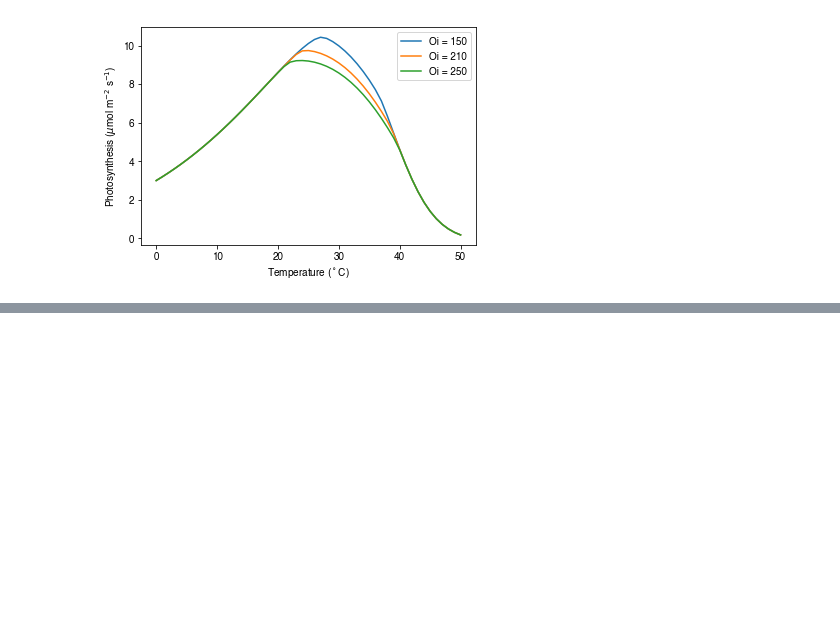
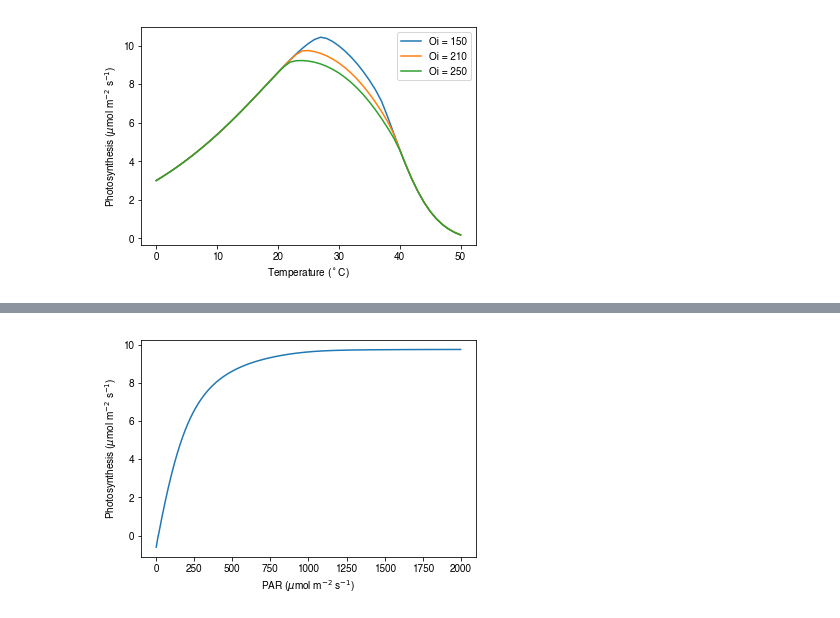
Before and after one commit to mdekauwe/BEES3041_lab_photosynthesis, a Jupyter notebook: BEES3041_lab.ipynb, the cells around one changed output, grey strips where cells are left out. Drawn from its saved outputs; the diff is of its cells as text; code cells hidden in the pictures; blank space fills up the shorter version.

```diff
--- a/BEES3041_lab.ipynb
+++ b/BEES3041_lab.ipynb
@@ -169,0 +181,14 @@ plt.show()
+# %%
+TleafK = 25.0 + c.DEG_2_KELVIN
+PAR = np.arange(0.0, 2000.0)
+Cs = 400.
+vpd = 1.5
+
+(An, Ac, Aj, gsw, Rd) = F.photosynthesis(p, Cs, TleafK, PAR, vpd)
+
+plt.plot(PAR, An, label="An")
+plt.ylabel("Photosynthesis ($\mu$mol m$^{-2}$ s$^{-1}$)")
+plt.xlabel("PAR ($\mu$mol m$^{-2}$ s$^{-1}$)")
+plt.show()
+# %% [output]
+[figure, added]
```
Also changed, not shown: parts of 4 cells of this notebook, 1 other file.
